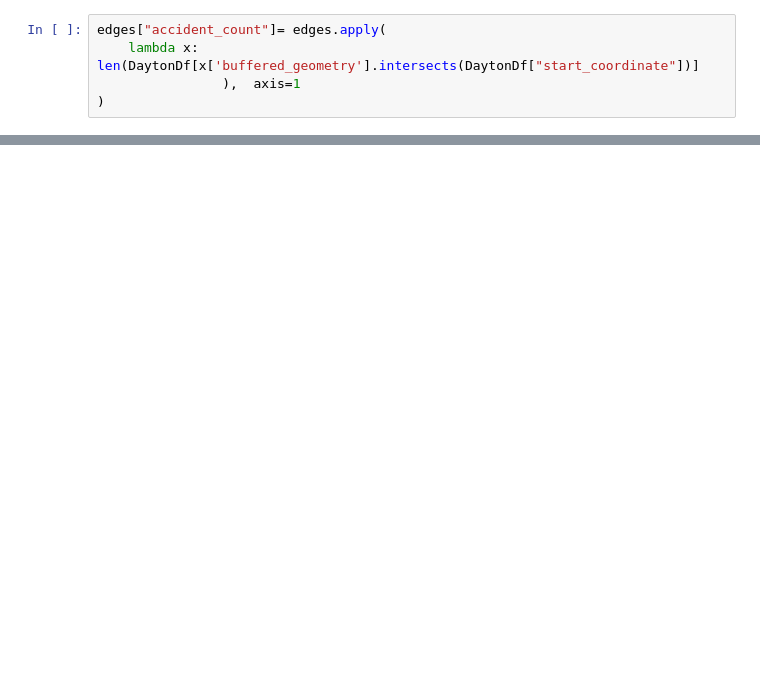
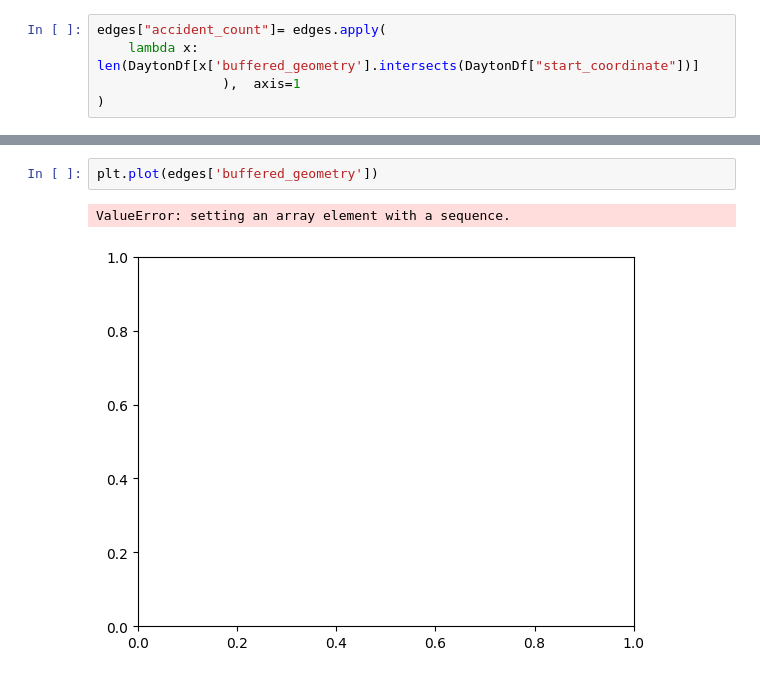
Before and after one commit to KaarenTenson/AccidentModel, a Jupyter notebook: DataUnderstanding.ipynb, the cells around one changed output, grey strips where cells are left out. Saved outputs shown, nothing was run; the diff lists cells and outputs as text; blank space fills up the shorter version.

```diff
--- a/DataUnderstanding.ipynb
+++ b/DataUnderstanding.ipynb
@@ -73,0 +74,5 @@ plt.show()
+# %%
+plt.plot(edges['buffered_geometry'])
+# %% [output]
+ValueError: setting an array element with a sequence.
+[figure, added]
```
Also changed, not shown: parts of 3 cells of this notebook.
